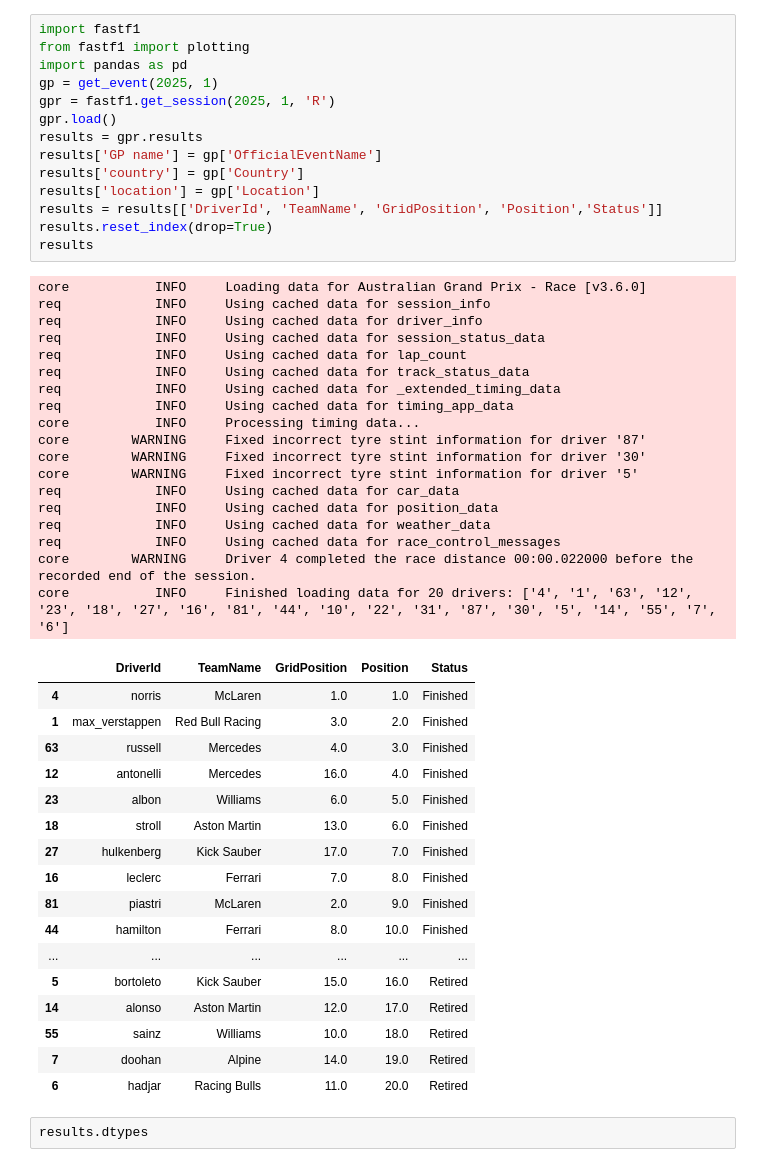
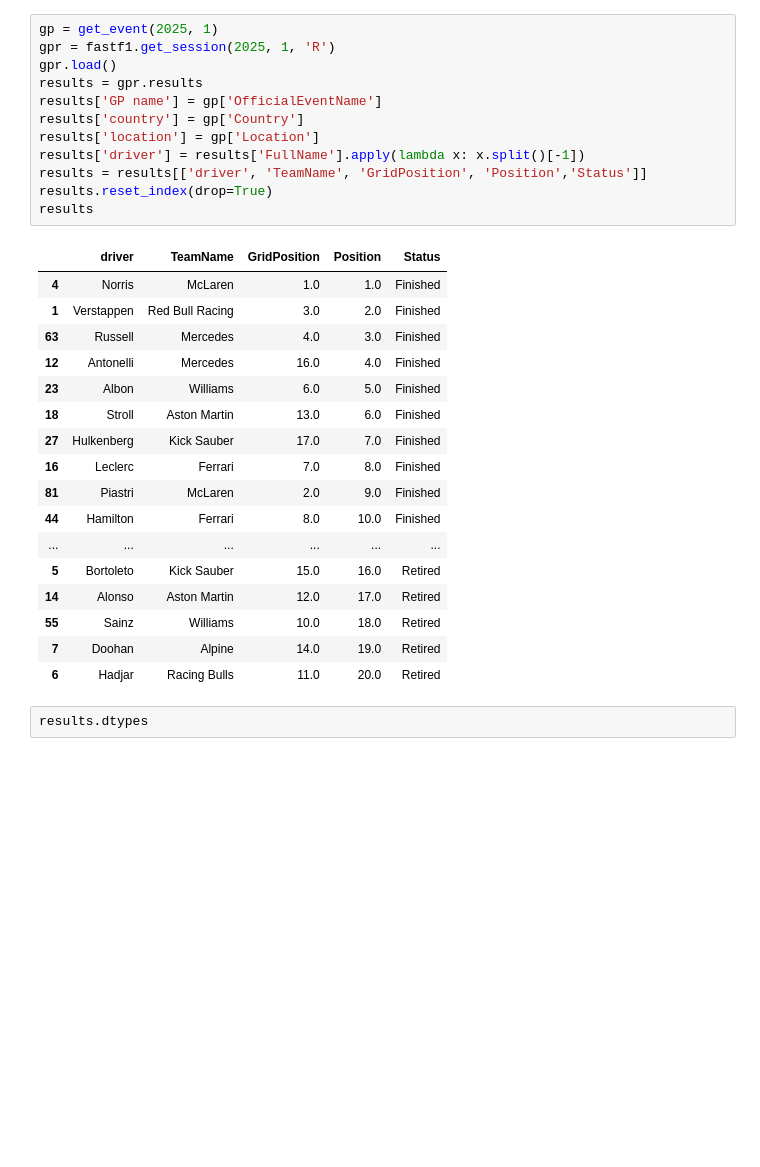
Before and after one commit to Ehte08/F1-Predictor, a Jupyter notebook: fastf12025.ipynb, the cells around one changed output. Saved outputs shown, nothing was run; the diff lists cells and outputs as text; blank space fills up the shorter version.

```diff
--- a/fastf12025.ipynb
+++ b/fastf12025.ipynb
@@ -27,53 +33,33 @@ Name: 1, dtype: object
 # %%
-import fastf1
-from fastf1 import plotting
-import pandas as pd
 gp = get_event(2025, 1)
 gpr = fastf1.get_session(2025, 1, 'R')
 gpr.load()
 results = gpr.results
 results['GP name'] = gp['OfficialEventName']
 results['country'] = gp['Country']
 results['location'] = gp['Location']
-results = results[['DriverId', 'TeamName', 'GridPosition', 'Position','Status']]
+results['driver'] = results['FullName'].apply(lambda x: x.split()[-1])
+results = results[['driver', 'TeamName', 'GridPosition', 'Position','Status']]
 results.reset_index(drop=True)
 results
 # %% [output]
-core           INFO     Loading data for Australian Grand Prix - Race [v3.6.0]
-req            INFO     Using cached data for session_info
-req            INFO     Using cached data for driver_info
-req            INFO     Using cached data for session_status_data
-req            INFO     Using cached data for lap_count
-req            INFO     Using cached data for track_status_data
-req            INFO     Using cached data for _extended_timing_data
-req            INFO     Using cached data for timing_app_data
-core           INFO     Processing timing data...
-core        WARNING     Fixed incorrect tyre stint information for driver '87'
-core        WARNING     Fixed incorrect tyre stint information for driver '30'
-core        WARNING     Fixed incorrect tyre stint information for driver '5'
-req            INFO     Using cached data for car_data
-req            INFO     Using cached data for position_data
-req            INFO     Using cached data for weather_data
-req            INFO     Using cached data for race_control_messages
-core        WARNING     Driver 4 completed the race distance 00:00.022000 before the recorded end of the session.
-core           INFO     Finished loading data for 20 drivers: ['4', '1', '63', '12', '23', '18', '27', '16', '81', '44', '10', '22', '31', '87', '30', '5', '14', '55', '7', '6']
-|  | DriverId | TeamName | GridPosition | Position | Status |
-| 4 | norris | McLaren | 1.0 | 1.0 | Finished |
-| 1 | max_verstappen | Red Bull Racing | 3.0 | 2.0 | Finished |
-| 63 | russell | Mercedes | 4.0 | 3.0 | Finished |
-| 12 | antonelli | Mercedes | 16.0 | 4.0 | Finished |
-| 23 | albon | Williams | 6.0 | 5.0 | Finished |
-| 18 | stroll | Aston Martin | 13.0 | 6.0 | Finished |
-| 27 | hulkenberg | Kick Sauber | 17.0 | 7.0 | Finished |
-| 16 | leclerc | Ferrari | 7.0 | 8.0 | Finished |
-| 81 | piastri | McLaren | 2.0 | 9.0 | Finished |
-| 44 | hamilton | Ferrari | 8.0 | 10.0 | Finished |
+|  | driver | TeamName | GridPosition | Position | Status |
+| 4 | Norris | McLaren | 1.0 | 1.0 | Finished |
+| 1 | Verstappen | Red Bull Racing | 3.0 | 2.0 | Finished |
+| 63 | Russell | Mercedes | 4.0 | 3.0 | Finished |
+| 12 | Antonelli | Mercedes | 16.0 | 4.0 | Finished |
+| 23 | Albon | Williams | 6.0 | 5.0 | Finished |
+| 18 | Stroll | Aston Martin | 13.0 | 6.0 | Finished |
+| 27 | Hulkenberg | Kick Sauber | 17.0 | 7.0 | Finished |
+| 16 | Leclerc | Ferrari | 7.0 | 8.0 | Finished |
+| 81 | Piastri | McLaren | 2.0 | 9.0 | Finished |
+| 44 | Hamilton | Ferrari | 8.0 | 10.0 | Finished |
 | ... | ... | ... | ... | ... | ... |
-| 5 | bortoleto | Kick Sauber | 15.0 | 16.0 | Retired |
-| 14 | alonso | Aston Martin | 12.0 | 17.0 | Retired |
-| 55 | sainz | Williams | 10.0 | 18.0 | Retired |
-| 7 | doohan | Alpine | 14.0 | 19.0 | Retired |
-| 6 | hadjar | Racing Bulls | 11.0 | 20.0 | Retired |
+| 5 | Bortoleto | Kick Sauber | 15.0 | 16.0 | Retired |
+| 14 | Alonso | Aston Martin | 12.0 | 17.0 | Retired |
+| 55 | Sainz | Williams | 10.0 | 18.0 | Retired |
+| 7 | Doohan | Alpine | 14.0 | 19.0 | Retired |
+| 6 | Hadjar | Racing Bulls | 11.0 | 20.0 | Retired |
 # %%
 results.dtypes
 # %% [output]
```
Also changed, not shown: parts of 31 cells of this notebook, 4 other files.
